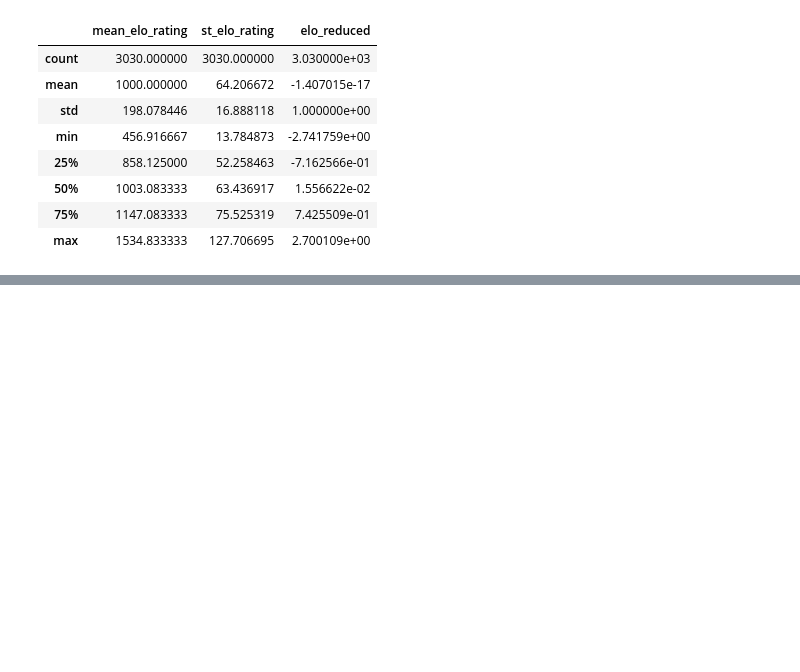
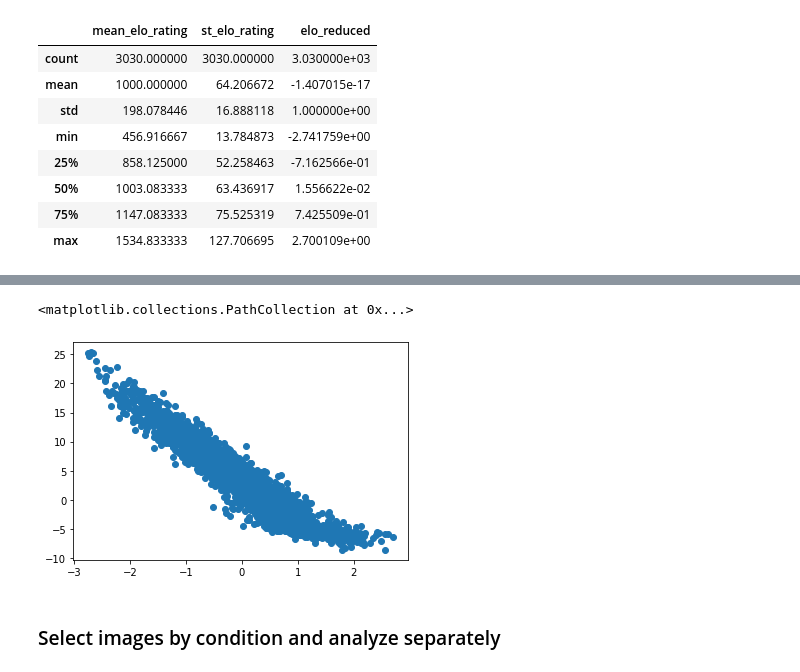
Before and after one commit to kenchanLOL/urban_walkability, a Jupyter notebook: preprocessing.ipynb, the cells around one changed output, grey strips where cells are left out. Cells and saved outputs as stored; diff of their text form; code cells hidden in the pictures; blank space fills up the shorter version.

```diff
--- a/preprocessing.ipynb
+++ b/preprocessing.ipynb
@@ -166,3 +129,11 @@ total.describe()[["mean_elo_rating","st_elo_rating","elo_reduced"]]
 | 50% | 1003.083333 | 63.436917 | 1.556622e-02 |
 | 75% | 1147.083333 | 75.525319 | 7.425509e-01 |
 | max | 1534.833333 | 127.706695 | 2.700109e+00 |
+# %%
+all=pandas.read_csv("info_images.csv")
+all["Name"]=all["Name"].apply(lambda x :x.lower())
+ts=pandas.read_csv("trueskill_10.csv")
+merge=pandas.merge(all,ts,on="Name")
+merge.drop("Unnamed: 0",inplace=True,axis=1)
+merge
+# merge.to_csv("elo_trueskil_merged.csv")
@@ -168,0 +154,7 @@ total.describe()[["mean_elo_rating","st_elo_rating","elo_reduced"]]
+# %%
+plt.scatter(merge["elo_reduced"],merge["rank_1"])
+# %% [output]
+<matplotlib.collections.PathCollection at 0x...>
+[figure, added]
+# %% [markdown]
+### Select images by condition and analyze separately
```
Also changed, not shown: parts of 20 cells of this notebook.
